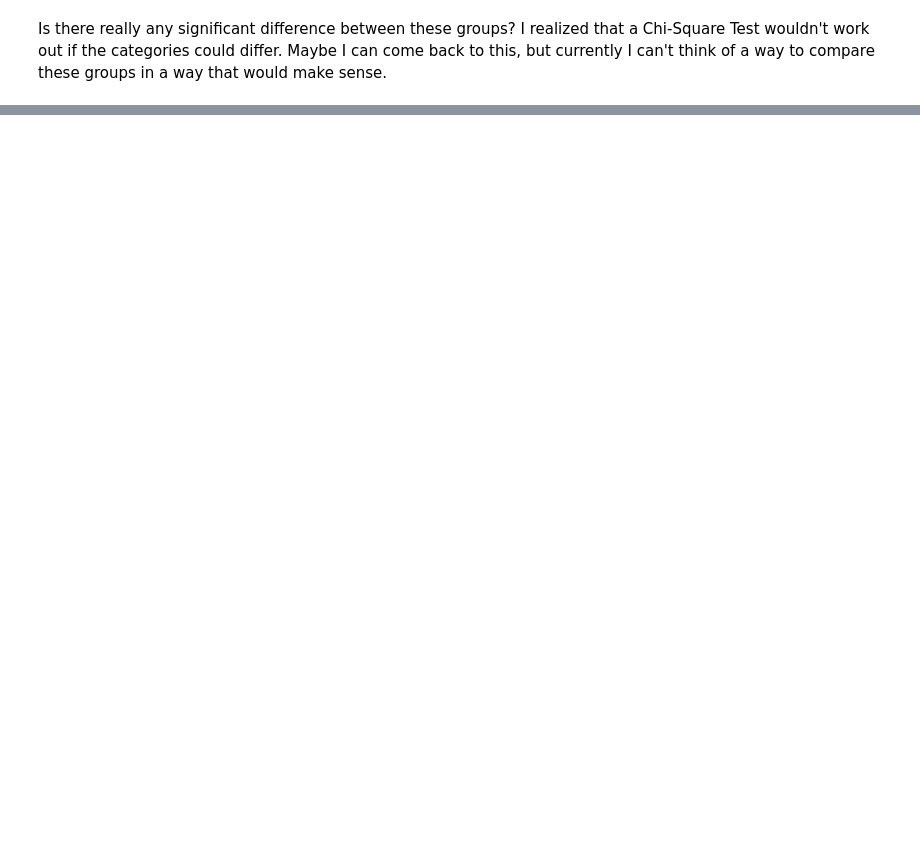
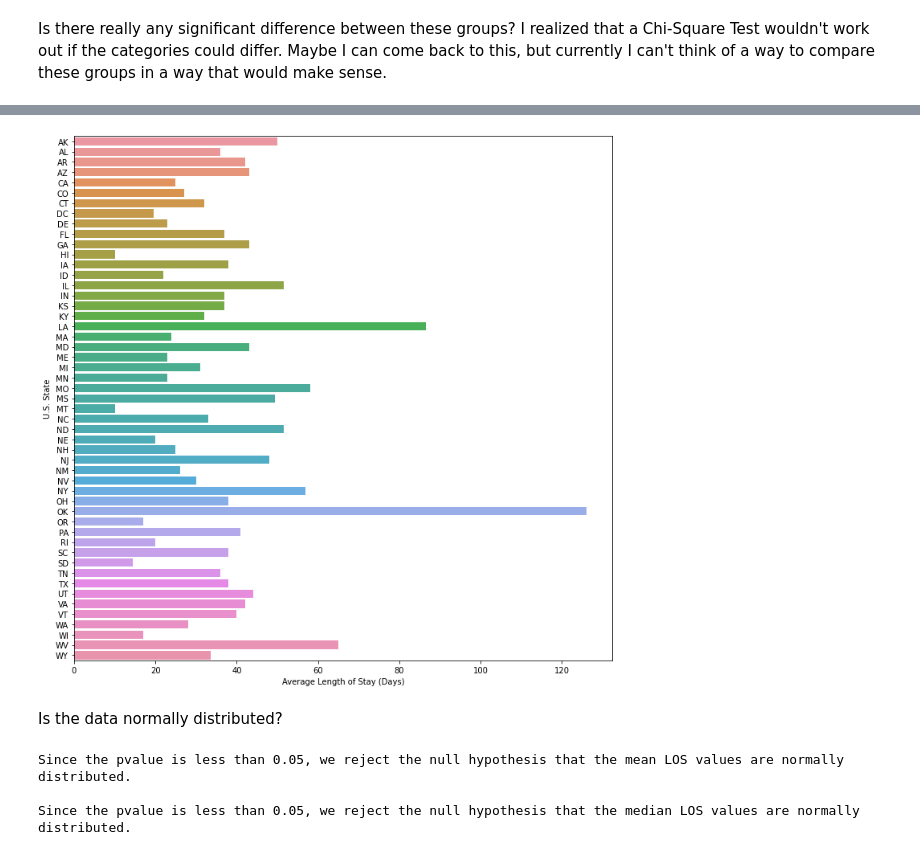
Before and after one commit to Pine9/DSmidterm, a Jupyter notebook: messy-petfinder-analysis.ipynb, the cells around one changed output, grey strips where cells are left out. Saved outputs shown, nothing was run; the diff lists cells and outputs as text; code cells hidden in the pictures; blank space fills up the shorter version.

```diff
--- a/messy-petfinder-analysis.ipynb
+++ b/messy-petfinder-analysis.ipynb
@@ -131,0 +153,3 @@ def subdate(date1, date2):
+# %%
+state_los_2 = losDF.groupby('contact_state')['los'].median().dropna()
+state_los_2
@@ -131,0 +174,29 @@ def subdate(date1, date2):
+# %%
+state_los_2 = pd.DataFrame(state_los_2)
+figure = plt.gcf()
+figure.set_size_inches(12, 12)
+
+sns.barplot(x = 'los', y = state_los_2.index, data = state_los_2)
+plt.xlabel('Average Length of Stay (Days)')
+plt.ylabel('U.S. State')
+plt.show()
+# %% [output]
+[figure, added]
+# %% [markdown]
+Is the data normally distributed?
+# %%
+test_statistic, p_value = stats.shapiro(state_los['los'])
+if p_value < 0.05:
+    print("Since the pvalue is less than 0.05, we reject the null hypothesis that the mean LOS values are normally distributed.\n")
+else:
+    print("Since the pvalue is greater than 0.05, we accept the null hypothesis that the mean LOS values are normally distributed.\n")
+
+test_statistic, p_value = stats.shapiro(state_los_2['los'])
+if p_value < 0.05:
+    print("Since the pvalue is less than 0.05, we reject the null hypothesis that the median LOS values are normally distributed.")
+else:
+    print("Since the pvalue is greater than 0.05, we accept the null hypothesis that the median LOS values are normally distributed.")
+# %% [output]
+Since the pvalue is less than 0.05, we reject the null hypothesis that the mean LOS values are normally distributed.
+
+Since the pvalue is less than 0.05, we reject the null hypothesis that the median LOS values are normally distributed.
```
Also changed, not shown: parts of 22 cells of this notebook, 2 other files.
